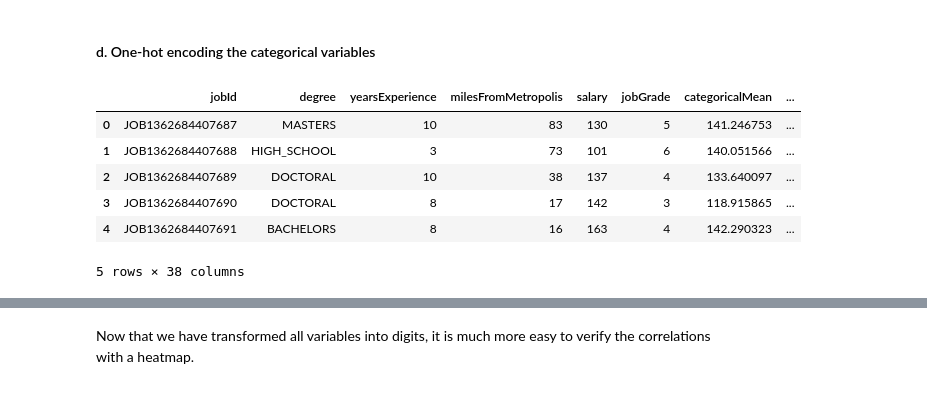
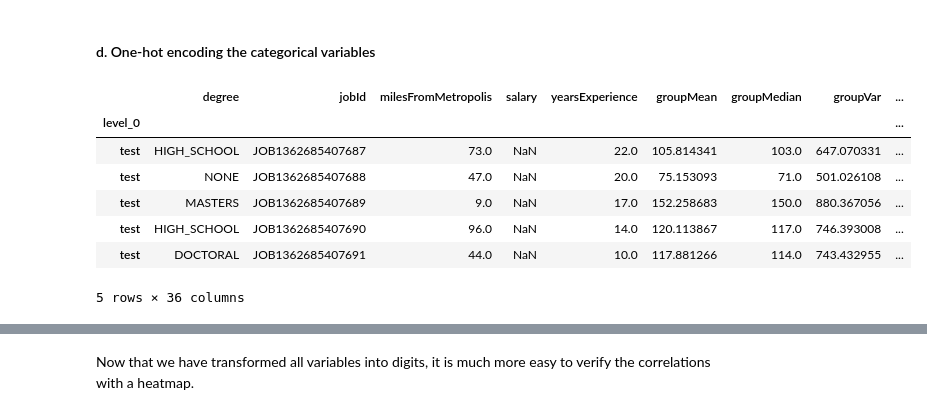
Before and after one commit to liapunov/HRdata, a Jupyter notebook: HRdataNotebook.ipynb, the cells around one changed output, grey strips where cells are left out. Saved outputs shown, nothing was run; the diff lists cells and outputs as text; code cells hidden in the pictures.

```diff
--- a/HRdataNotebook.ipynb
+++ b/HRdataNotebook.ipynb
@@ -262,0 +279,6 @@ print(hr_data.train[hr_data.train.salary <= 0].values)
+# %%
+# Since it is the target variable, we need to limit the edit to the train only.
+# Would really need a specific method to manage this case.
+hr_data.merged.loc["train"] = hr_data.merged[hr_data.merged["salary"] > 0]
+
+print(hr_data.merged[hr_data.merged.salary <= 0].values)
@@ -524,21 +574,0 @@ Of course, we *are not going to use the validation score to adjust parameters*.
-# %%
-def jobGrade(jobType):
-    if jobType == "JANITOR":
-        return 0
-    elif jobType == "JUNIOR":
-        return 1
-    elif jobType == "SENIOR":
-        return 2
-    elif jobType == "MANAGER":
-        return 3
-    elif jobType == "VICE_PRESIDENT":
-        return 4
-    elif jobType == "CFO" or jobType == "CTO":
-        return 5
-    else:
-        return 6
-
-hr_data.train["jobGrade"] = hr_data.train["jobType"].apply(jobGrade)
-hr_data.test["jobGrade"] = hr_data.test["jobType"].apply(jobGrade)
-
-hr_data.test.head()
@@ -568,12 +627,13 @@ We will cluster the combinations of (major, companyId) into 5 clusters according
 Then, we will get rid of the original companyId variable.
 # %%
 # create a table with the average salary by
-comp_pivot = comp_ind_salaries.pivot(index="companyId",columns="major",values="salary")
+comp_pivot = hr_data.get_train().dropna().pivot_table(index=["companyId"],columns=["major"],\
+                                                      values="salary")
 
 kmeans_trans = KMeans(n_clusters=5, n_jobs=-1)
 # %%
 kmeaned_pivot = kmeans_trans.fit(comp_pivot.values)
 clusters_dict = dict(zip(comp_pivot.index,kmeaned_pivot.labels_))
-train_feat_salary["companyId"].replace(clusters_dict,inplace=True)
-train_feat_salary.head()
+hr_data.merged["companyId"].replace(clusters_dict,inplace=True)
+hr_data.merged.head()
 # %% [output]
@@ -587,17 +648,16 @@ train_feat_salary.head()
 #### d. One-hot encoding the categorical variables
 # %%
 # One-hot encoding pure categorical data
-train_feat_salary = train_feat_salary.copy()
-for feat in ["companyId","jobType","major","industry"]:
-    train_feat_salary = pd.concat([train_feat_salary, pd.get_dummies(train_feat_salary[feat],\
-                                                                     prefix=feat)],axis=1)
-    train_feat_salary = train_feat_salary.drop(columns=[feat])
-train_feat_salary.head()
+
+
+hr_data.to_one_hot(["companyId","jobType","major","industry"])
+hr_data.merged.head()
 # %% [output]
-|  | jobId | degree | yearsExperience | milesFromMetropolis | salary | jobGrade | categoricalMean | ... |
-| 0 | JOB1362684407687 | MASTERS | 10 | 83 | 130 | 5 | 141.246753 | ... |
-| 1 | JOB1362684407688 | HIGH_SCHOOL | 3 | 73 | 101 | 6 | 140.051566 | ... |
-| 2 | JOB1362684407689 | DOCTORAL | 10 | 38 | 137 | 4 | 133.640097 | ... |
-| 3 | JOB1362684407690 | DOCTORAL | 8 | 17 | 142 | 3 | 118.915865 | ... |
-| 4 | JOB1362684407691 | BACHELORS | 8 | 16 | 163 | 4 | 142.290323 | ... |
+|  | degree | jobId | milesFromMetropolis | salary | yearsExperience | groupMean | groupMedian | groupVar | ... |
+| level_0 |  |  |  |  |  |  |  |  | ... |
+| test | HIGH_SCHOOL | JOB1362685407687 | 73.0 | NaN | 22.0 | 105.814341 | 103.0 | 647.070331 | ... |
+| test | NONE | JOB1362685407688 | 47.0 | NaN | 20.0 | 75.153093 | 71.0 | 501.026108 | ... |
+| test | MASTERS | JOB1362685407689 | 9.0 | NaN | 17.0 | 152.258683 | 150.0 | 880.367056 | ... |
+| test | HIGH_SCHOOL | JOB1362685407690 | 96.0 | NaN | 14.0 | 120.113867 | 117.0 | 746.393008 | ... |
+| test | DOCTORAL | JOB1362685407691 | 44.0 | NaN | 10.0 | 117.881266 | 114.0 | 743.432955 | ... |
-5 rows × 38 columns
+5 rows × 36 columns
```
Also changed, not shown: parts of 59 cells of this notebook.
